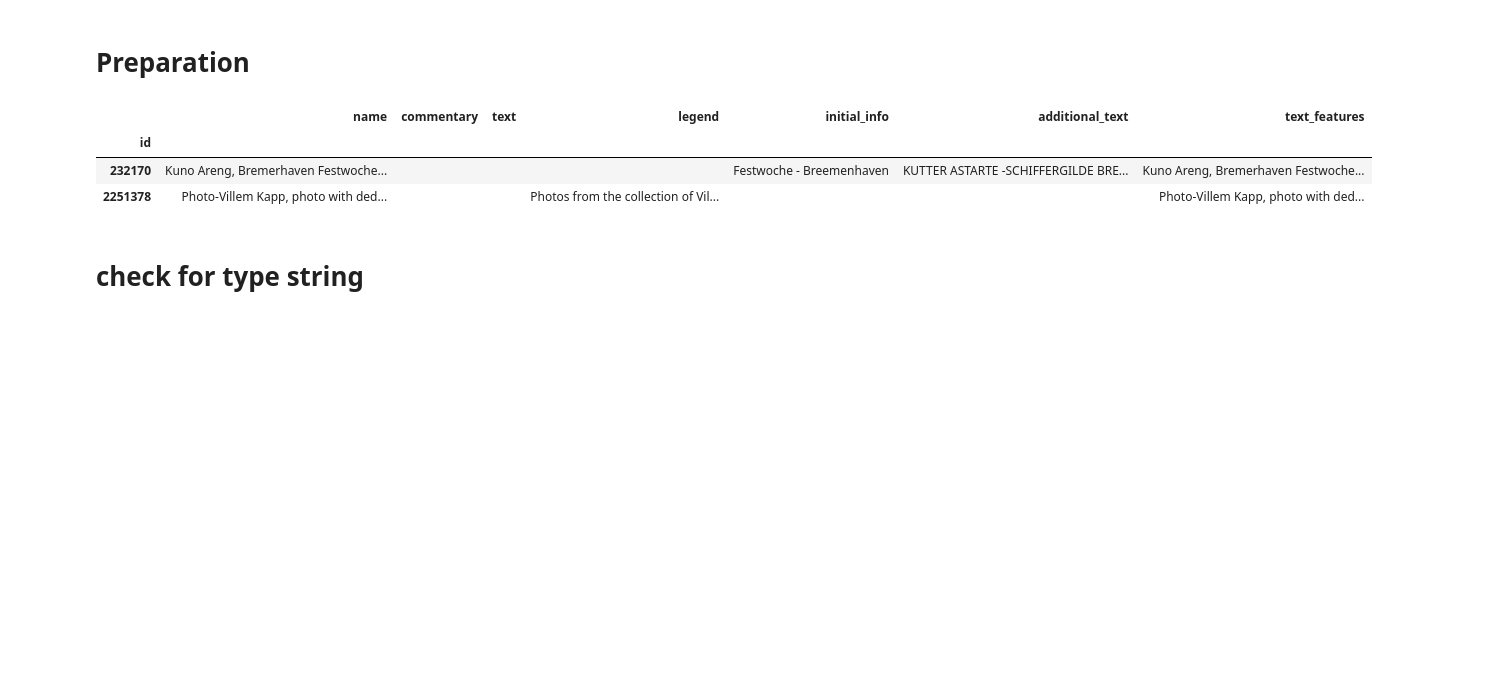
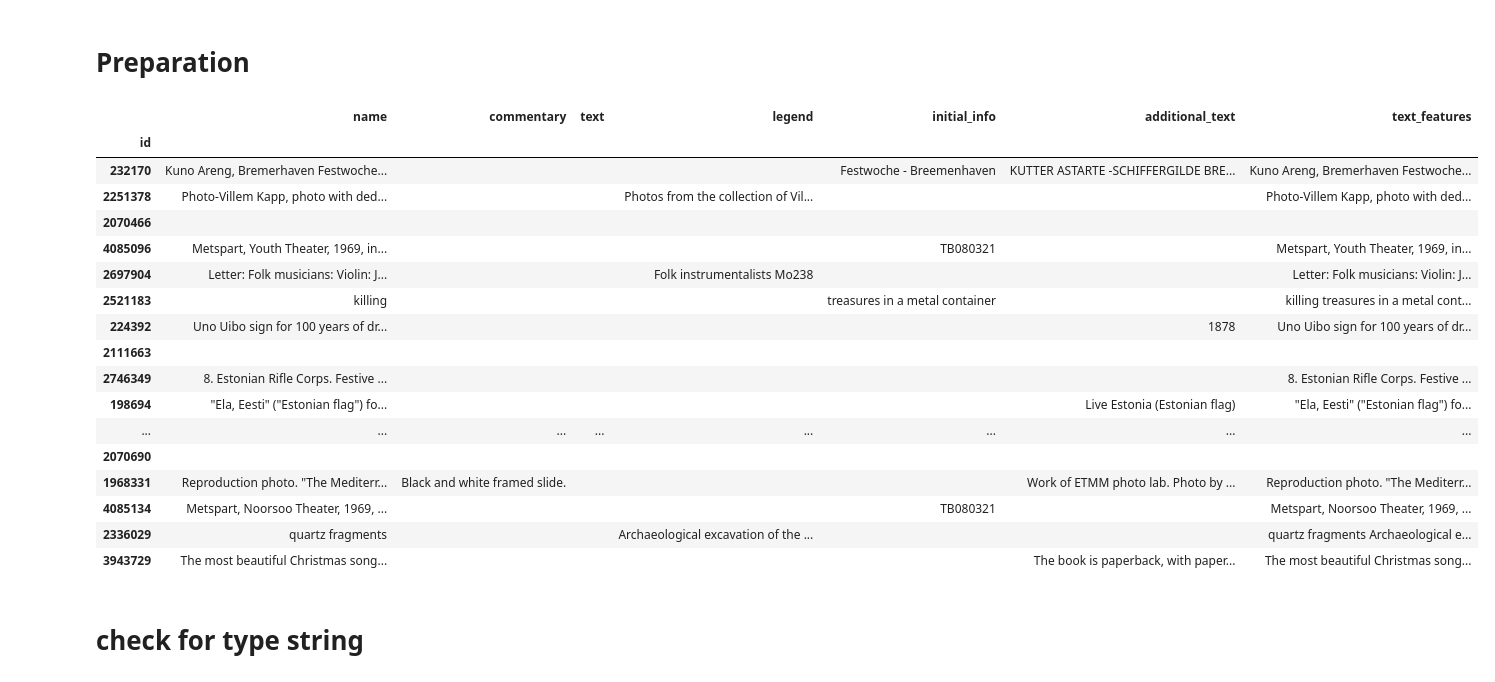
Before and after one commit to tillwenke/museum_item_classification, a Jupyter notebook: nlp.ipynb, the cells around one changed output. Drawn from its saved outputs; the diff is of its cells as text; code cells hidden in the pictures; blank space fills up the shorter version.

```diff
--- a/nlp.ipynb
+++ b/nlp.ipynb
@@ -37,12 +37,26 @@ def collect_text(item):
 # %%
 data['text_features'] = data.apply(lambda item: collect_text(item),axis=1)
 # %%
-data[['name', 'commentary', 'text', 'legend', 'initial_info', 'additional_text', 'text_features']].head(2)
+data[['name', 'commentary', 'text', 'legend', 'initial_info', 'additional_text', 'text_features']].head(20)
 # %% [output]
 |  | name | commentary | text | legend | initial_info | additional_text | text_features |
 | id |  |  |  |  |  |  |  |
 | 232170 | Kuno Areng, Bremerhaven Festwoche... |  |  |  | Festwoche - Breemenhaven | KUTTER ASTARTE -SCHIFFERGILDE BRE... | Kuno Areng, Bremerhaven Festwoche... |
 | 2251378 | Photo-Villem Kapp, photo with ded... |  |  | Photos from the collection of Vil... |  |  | Photo-Villem Kapp, photo with ded... |
+| 2070466 |  |  |  |  |  |  |  |
+| 4085096 | Metspart, Youth Theater, 1969, in... |  |  |  | TB080321 |  | Metspart, Youth Theater, 1969, in... |
+| 2697904 | Letter: Folk musicians: Violin: J... |  |  | Folk instrumentalists Mo238 |  |  | Letter: Folk musicians: Violin: J... |
+| 2521183 | killing |  |  |  | treasures in a metal container |  | killing treasures in a metal cont... |
+| 224392 | Uno Uibo sign for 100 years of dr... |  |  |  |  | 1878 | Uno Uibo sign for 100 years of dr... |
+| 2111663 |  |  |  |  |  |  |  |
+| 2746349 | 8. Estonian Rifle Corps. Festive ... |  |  |  |  |  | 8. Estonian Rifle Corps. Festive ... |
+| 198694 | "Ela, Eesti" ("Estonian flag") fo... |  |  |  |  | Live Estonia (Estonian flag) | "Ela, Eesti" ("Estonian flag") fo... |
+| ... | ... | ... | ... | ... | ... | ... | ... |
+| 2070690 |  |  |  |  |  |  |  |
+| 1968331 | Reproduction photo. "The Mediterr... | Black and white framed slide. |  |  |  | Work of ETMM photo lab. Photo by ... | Reproduction photo. "The Mediterr... |
+| 4085134 | Metspart, Noorsoo Theater, 1969, ... |  |  |  | TB080321 |  | Metspart, Noorsoo Theater, 1969, ... |
+| 2336029 | quartz fragments |  |  | Archaeological excavation of the ... |  |  | quartz fragments Archaeological e... |
+| 3943729 | The most beautiful Christmas song... |  |  |  |  | The book is paperback, with paper... | The most beautiful Christmas song... |
 # %%
 data.to_csv('data/prep.csv')
 # %% [markdown]
```
